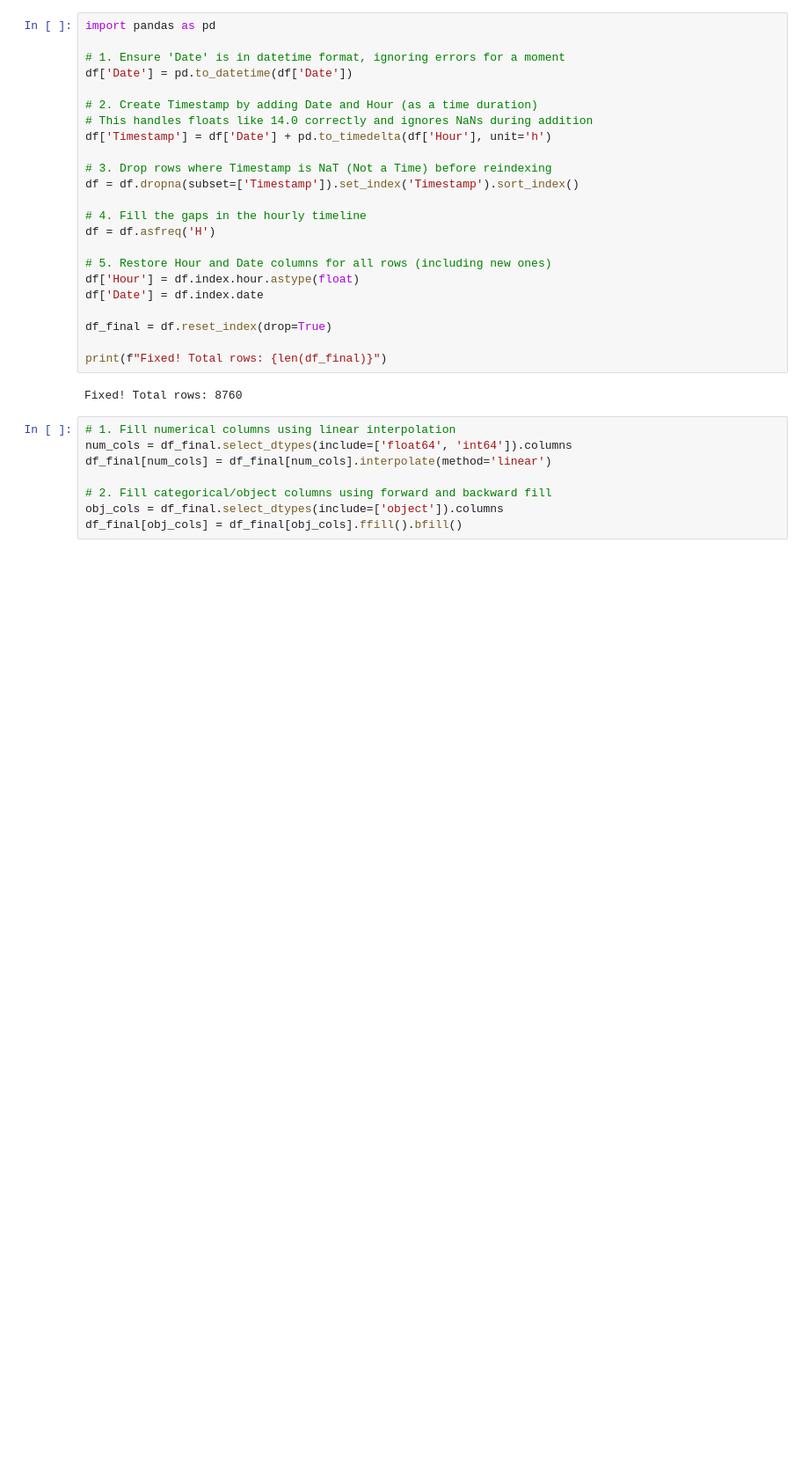
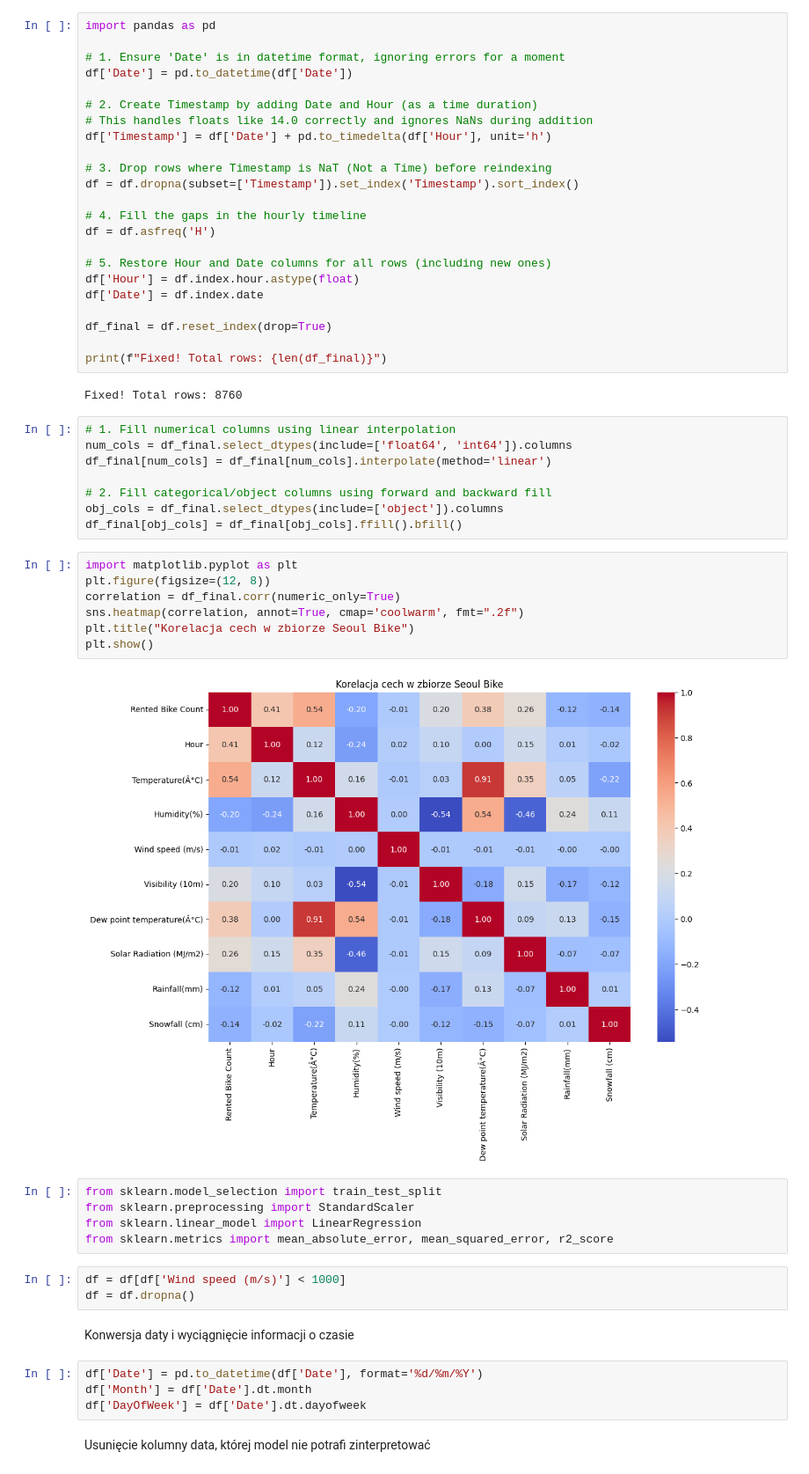
Before and after one commit to olix7898-design/ML-Projekt---Szarafin-Stepka-Szmygiel, a Jupyter notebook: preprocessing_bike_rental.ipynb, the cells around one changed output. Shown at 88% size. Cells and saved outputs as stored; diff of their text form; blank space fills up the shorter version.

```diff
--- a/preprocessing_bike_rental.ipynb
+++ b/preprocessing_bike_rental.ipynb
@@ -335,3 +341,28 @@ df_final[num_cols] = df_final[num_cols].interpolate(method='linear')
 # 2. Fill categorical/object columns using forward and backward fill
 obj_cols = df_final.select_dtypes(include=['object']).columns
 df_final[obj_cols] = df_final[obj_cols].ffill().bfill()
+# %%
+import matplotlib.pyplot as plt
+plt.figure(figsize=(12, 8))
+correlation = df_final.corr(numeric_only=True)
+sns.heatmap(correlation, annot=True, cmap='coolwarm', fmt=".2f")
+plt.title("Korelacja cech w zbiorze Seoul Bike")
+plt.show()
+# %% [output]
+[figure, added]
+# %%
+from sklearn.model_selection import train_test_split
+from sklearn.preprocessing import StandardScaler
+from sklearn.linear_model import LinearRegression
+from sklearn.metrics import mean_absolute_error, mean_squared_error, r2_score
+# %%
+df = df[df['Wind speed (m/s)'] < 1000]
+df = df.dropna()
+# %% [markdown]
+Konwersja daty i wyciągnięcie informacji o czasie
+# %%
+df['Date'] = pd.to_datetime(df['Date'], format='%d/%m/%Y')
+df['Month'] = df['Date'].dt.month
+df['DayOfWeek'] = df['Date'].dt.dayofweek
+# %% [markdown]
+Usunięcie kolumny data, której model nie potrafi zinterpretować
```
Also changed, not shown: parts of 14 cells of this notebook.
